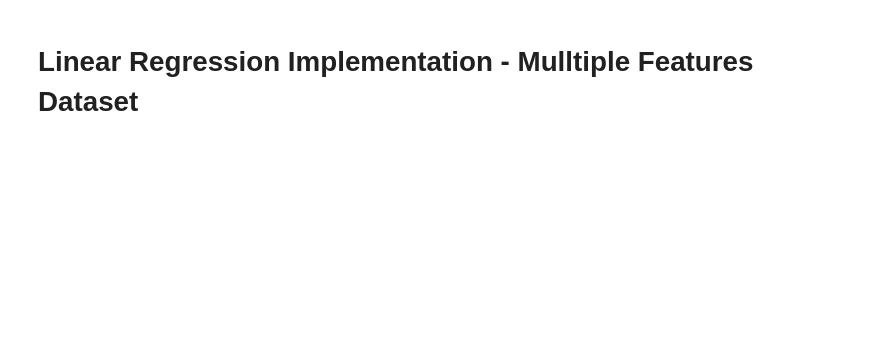
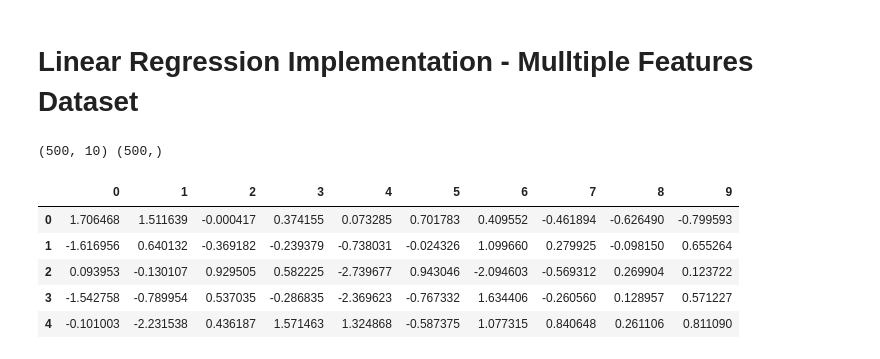
Before and after one commit to lavkushsingh31/ML-Practice-Exercises, a Jupyter notebook: Linear Regression Implementation.ipynb, the cells around one changed output. Cells and saved outputs as stored; diff of their text form; code cells hidden in the pictures; blank space fills up the shorter version.

```diff
--- a/Linear Regression Implementation.ipynb
+++ b/Linear Regression Implementation.ipynb
@@ -2,0 +16,4 @@
+# %%
+print(X.shape, y.shape)
+# %% [output]
+(500, 10) (500,)
@@ -2,0 +23,9 @@
+# %%
+X.head()
+# %% [output]
+|  | 0 | 1 | 2 | 3 | 4 | 5 | 6 | 7 | 8 | 9 |
+| 0 | 1.706468 | 1.511639 | -0.000417 | 0.374155 | 0.073285 | 0.701783 | 0.409552 | -0.461894 | -0.626490 | -0.799593 |
+| 1 | -1.616956 | 0.640132 | -0.369182 | -0.239379 | -0.738031 | -0.024326 | 1.099660 | 0.279925 | -0.098150 | 0.655264 |
+| 2 | 0.093953 | -0.130107 | 0.929505 | 0.582225 | -2.739677 | 0.943046 | -2.094603 | -0.569312 | 0.269904 | 0.123722 |
+| 3 | -1.542758 | -0.789954 | 0.537035 | -0.286835 | -2.369623 | -0.767332 | 1.634406 | -0.260560 | 0.128957 | 0.571227 |
+| 4 | -0.101003 | -2.231538 | 0.436187 | 1.571463 | 1.324868 | -0.587375 | 1.077315 | 0.840648 | 0.261106 | 0.811090 |
```
Also changed, not shown: parts of 17 cells of this notebook.
